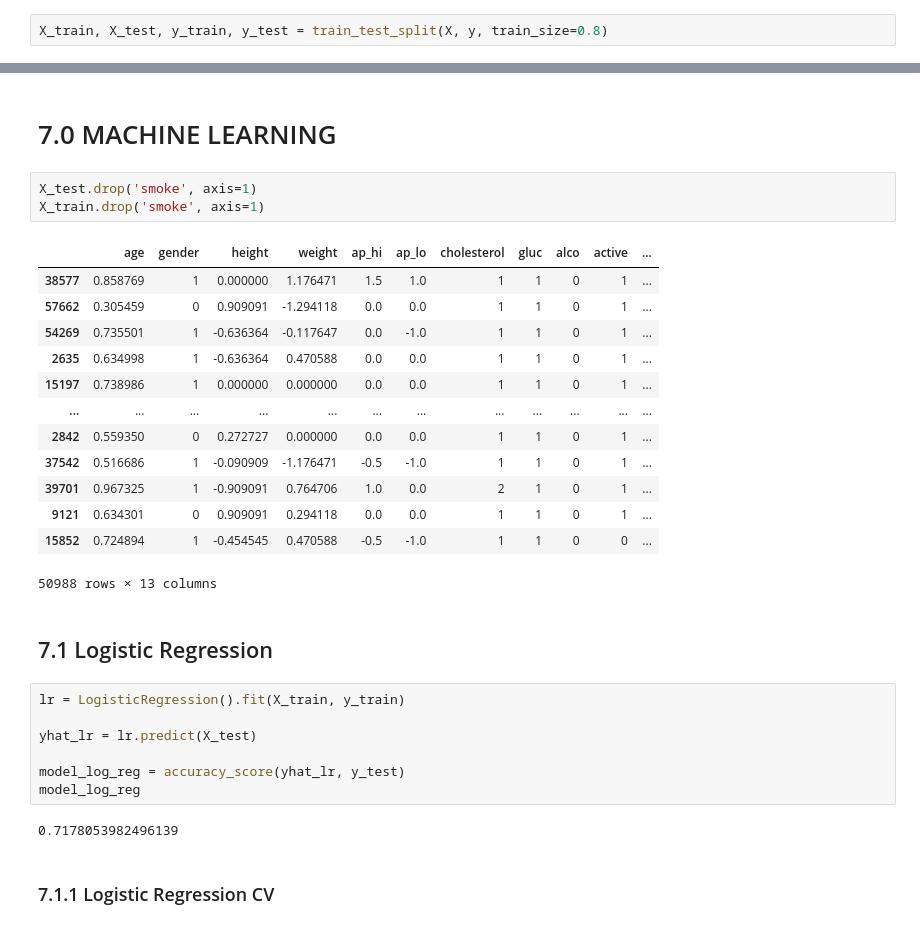
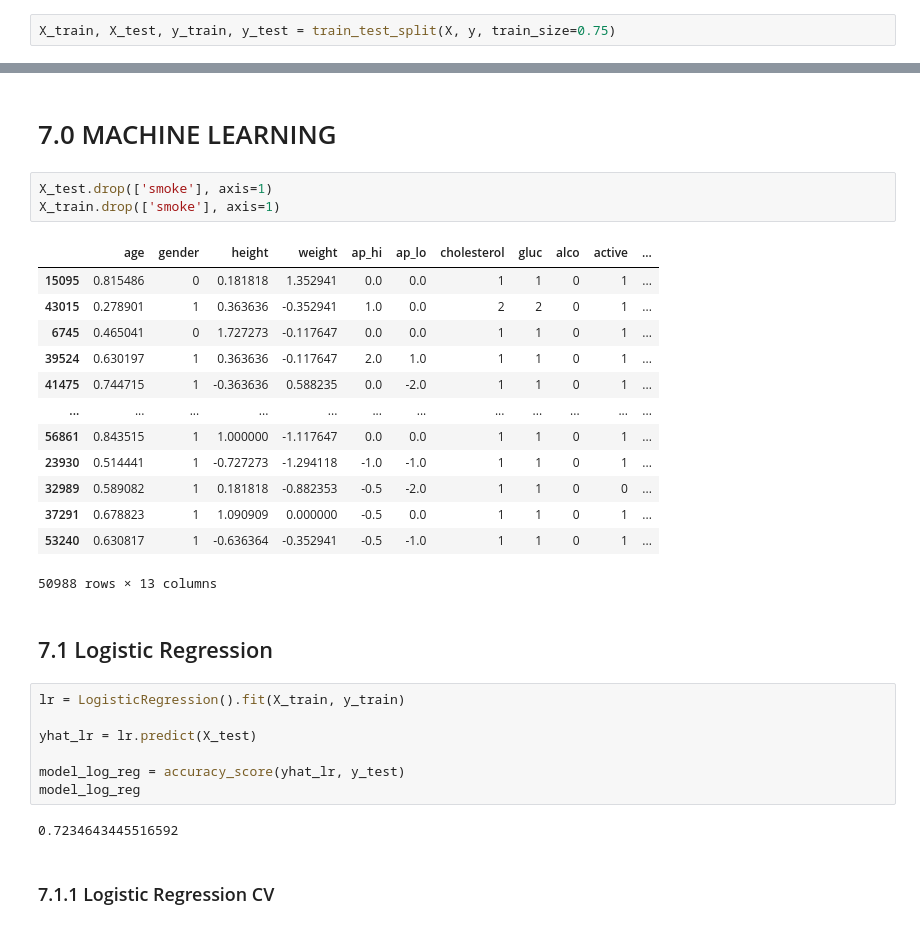
Before and after one commit to RoneyDev7/Cardio_Catch_Disease, a Jupyter notebook: 01-frn_cardio_catch_dieses.ipynb, the cells around one changed output, grey strips where cells are left out. Saved outputs shown, nothing was run; the diff lists cells and outputs as text.

```diff
--- a/01-frn_cardio_catch_dieses.ipynb
+++ b/01-frn_cardio_catch_dieses.ipynb
@@ -445,7 +446,7 @@ df6 = df5.copy()
 y = df6['cardio']
 X = df6.drop(['id', 'cardio'], axis=1)
 # %%
-X_train, X_test, y_train, y_test = train_test_split(X, y, train_size=0.8)
+X_train, X_test, y_train, y_test = train_test_split(X, y, train_size=0.75)
 # %%
 X_train_n = X_train.values
 y_train_n = y_train.values.ravel()
@@ -462,21 +463,21 @@ y_train_n = y_train.values.ravel()
 # %% [markdown]
 # 7.0 MACHINE LEARNING
 # %%
-X_test.drop('smoke', axis=1)
-X_train.drop('smoke', axis=1)
+X_test.drop(['smoke'], axis=1)
+X_train.drop(['smoke'], axis=1)
 # %% [output]
 |  | age | gender | height | weight | ap_hi | ap_lo | cholesterol | gluc | alco | active | ... |
-| 38577 | 0.858769 | 1 | 0.000000 | 1.176471 | 1.5 | 1.0 | 1 | 1 | 0 | 1 | ... |
-| 57662 | 0.305459 | 0 | 0.909091 | -1.294118 | 0.0 | 0.0 | 1 | 1 | 0 | 1 | ... |
-| 54269 | 0.735501 | 1 | -0.636364 | -0.117647 | 0.0 | -1.0 | 1 | 1 | 0 | 1 | ... |
-| 2635 | 0.634998 | 1 | -0.636364 | 0.470588 | 0.0 | 0.0 | 1 | 1 | 0 | 1 | ... |
-| 15197 | 0.738986 | 1 | 0.000000 | 0.000000 | 0.0 | 0.0 | 1 | 1 | 0 | 1 | ... |
+| 15095 | 0.815486 | 0 | 0.181818 | 1.352941 | 0.0 | 0.0 | 1 | 1 | 0 | 1 | ... |
+| 43015 | 0.278901 | 1 | 0.363636 | -0.352941 | 1.0 | 0.0 | 2 | 2 | 0 | 1 | ... |
+| 6745 | 0.465041 | 0 | 1.727273 | -0.117647 | 0.0 | 0.0 | 1 | 1 | 0 | 1 | ... |
+| 39524 | 0.630197 | 1 | 0.363636 | -0.117647 | 2.0 | 1.0 | 1 | 1 | 0 | 1 | ... |
+| 41475 | 0.744715 | 1 | -0.363636 | 0.588235 | 0.0 | -2.0 | 1 | 1 | 0 | 1 | ... |
 | ... | ... | ... | ... | ... | ... | ... | ... | ... | ... | ... | ... |
-| 2842 | 0.559350 | 0 | 0.272727 | 0.000000 | 0.0 | 0.0 | 1 | 1 | 0 | 1 | ... |
-| 37542 | 0.516686 | 1 | -0.090909 | -1.176471 | -0.5 | -1.0 | 1 | 1 | 0 | 1 | ... |
-| 39701 | 0.967325 | 1 | -0.909091 | 0.764706 | 1.0 | 0.0 | 2 | 1 | 0 | 1 | ... |
-| 9121 | 0.634301 | 0 | 0.909091 | 0.294118 | 0.0 | 0.0 | 1 | 1 | 0 | 1 | ... |
-| 15852 | 0.724894 | 1 | -0.454545 | 0.470588 | -0.5 | -1.0 | 1 | 1 | 0 | 0 | ... |
+| 56861 | 0.843515 | 1 | 1.000000 | -1.117647 | 0.0 | 0.0 | 1 | 1 | 0 | 1 | ... |
+| 23930 | 0.514441 | 1 | -0.727273 | -1.294118 | -1.0 | -1.0 | 1 | 1 | 0 | 1 | ... |
+| 32989 | 0.589082 | 1 | 0.181818 | -0.882353 | -0.5 | -2.0 | 1 | 1 | 0 | 0 | ... |
+| 37291 | 0.678823 | 1 | 1.090909 | 0.000000 | -0.5 | 0.0 | 1 | 1 | 0 | 1 | ... |
+| 53240 | 0.630817 | 1 | -0.636364 | -0.352941 | -0.5 | -1.0 | 1 | 1 | 0 | 1 | ... |
 50988 rows × 13 columns
 # %% [markdown]
 ## 7.1 Logistic Regression
@@ -488,7 +489,7 @@ yhat_lr = lr.predict(X_test)
 model_log_reg = accuracy_score(yhat_lr, y_test)
 model_log_reg
 # %% [output]
-0.7178053982496139
+0.7234643445516592
 # %% [markdown]
 ### 7.1.1 Logistic Regression CV
 # %%
```
Also changed, not shown: parts of 24 cells of this notebook.
